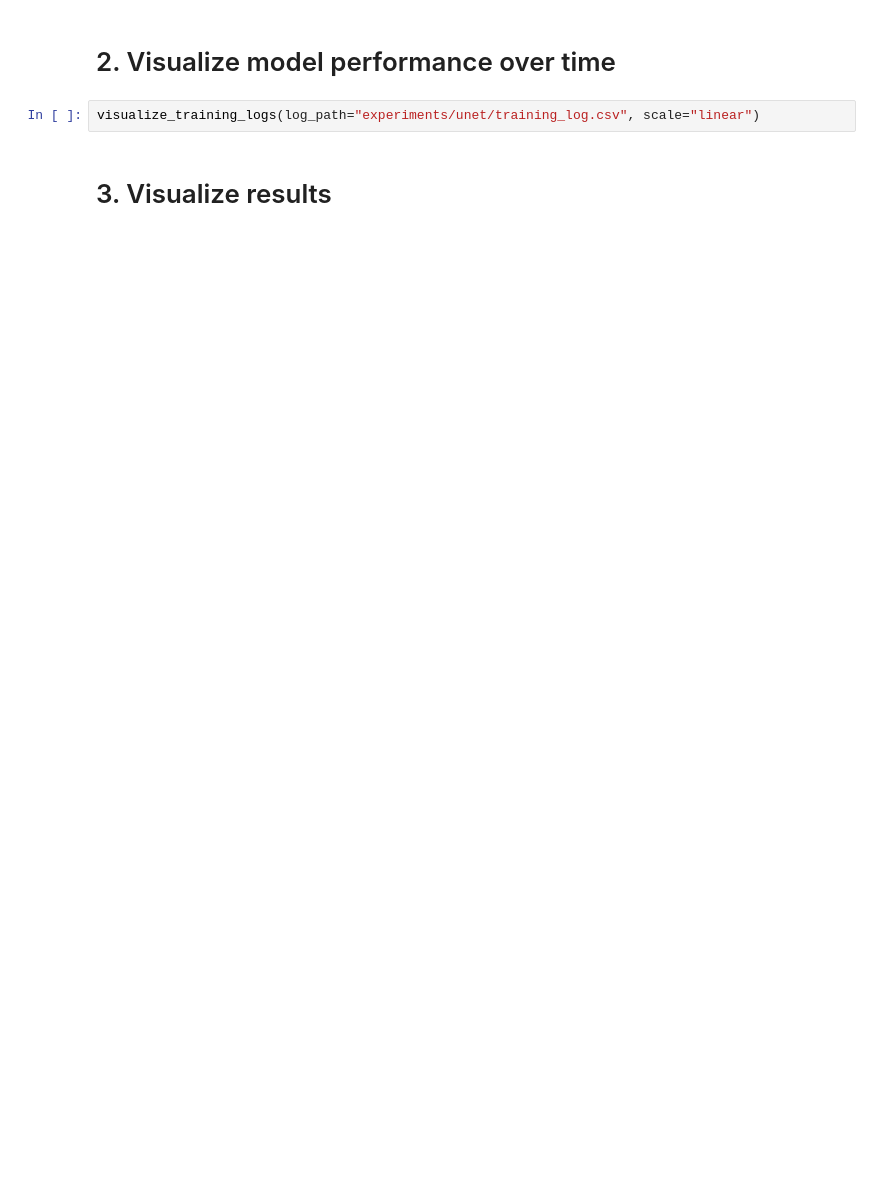
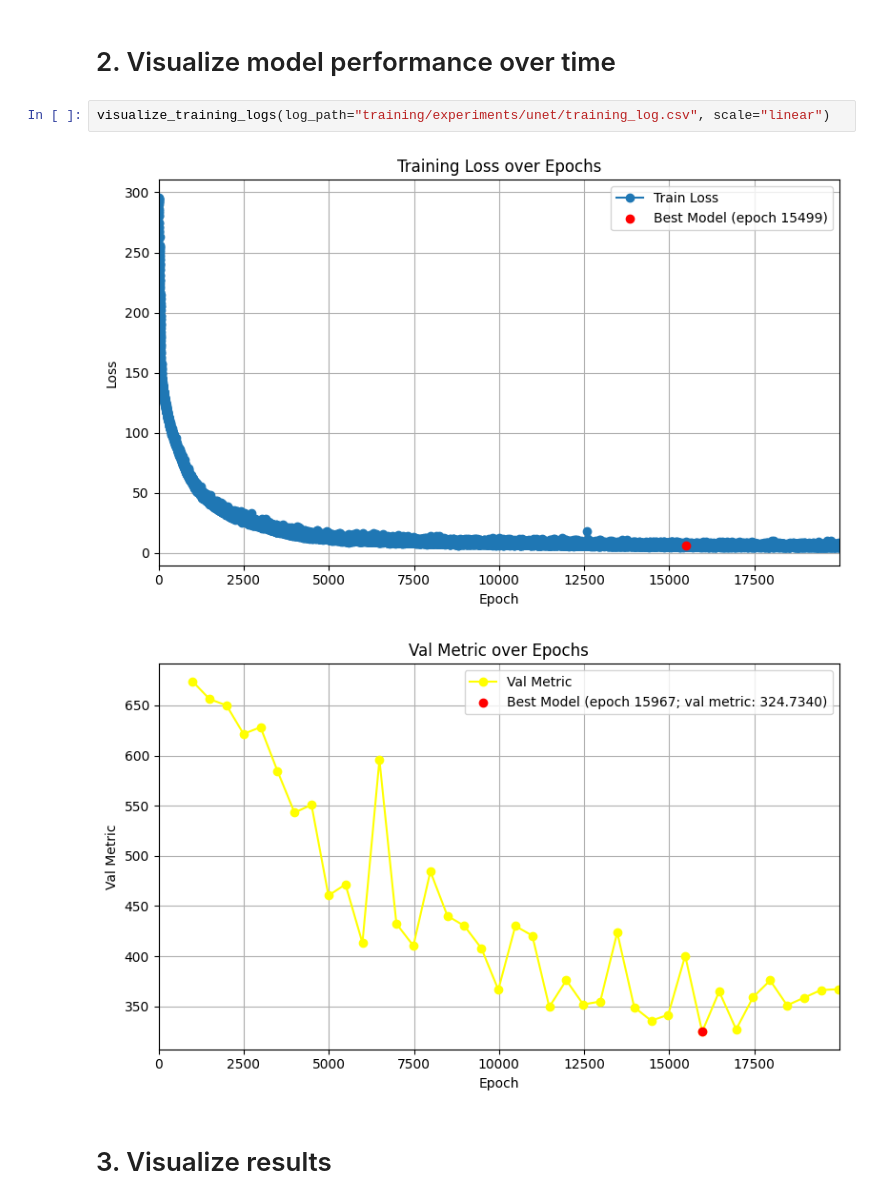
Before and after one commit to mradovic38/sprite-flow, a Jupyter notebook: training/train.ipynb, the cells around one changed output. Saved outputs shown, nothing was run; the diff lists cells and outputs as text; blank space fills up the shorter version.

```diff
--- a/training/train.ipynb
+++ b/training/train.ipynb
@@ -71,7 +77,10 @@ trainer.train(
 # %% [markdown]
 # 2. Visualize model performance over time
 # %%
-visualize_training_logs(log_path="experiments/unet/training_log.csv", scale="linear")
+visualize_training_logs(log_path="training/experiments/unet/training_log.csv", scale="linear")
+# %% [output]
+[figure, added]
+[figure, added]
 # %% [markdown]
 # 3. Visualize results
 # %%
```
Also changed, not shown: parts of 6 cells of this notebook, 1 other file.
